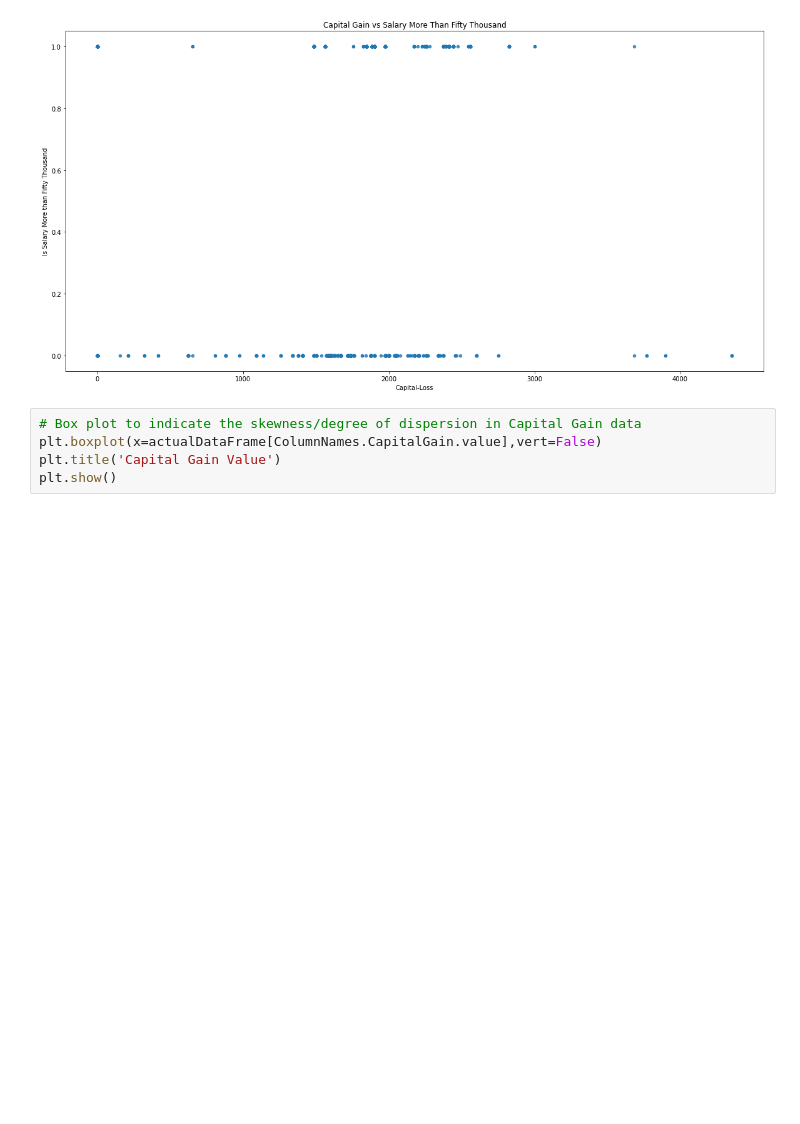
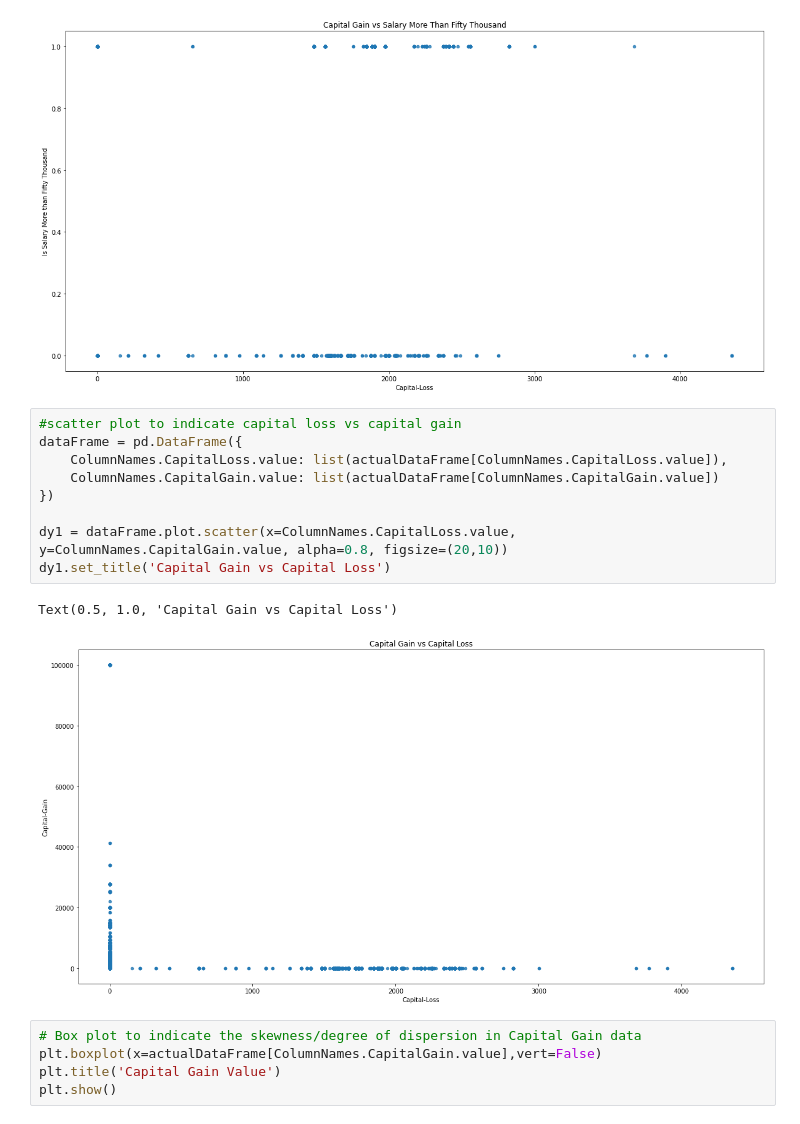
Before and after one commit to pranayboggarapu/DataVisualization, a Jupyter notebook: CourseProject.ipynb, the cells around one changed output. Saved outputs shown, nothing was run; the diff lists cells and outputs as text; blank space fills up the shorter version.

Commit message:
Added scatter plot for capital gain v capital loss
Added scatter plot for capital gain v capital loss

```diff
--- a/CourseProject.ipynb
+++ b/CourseProject.ipynb
@@ -345,6 +345,18 @@ dy2.set_title('Capital Gain vs Salary More Than Fifty Thousand')
 Text(0.5, 1.0, 'Capital Gain vs Salary More Than Fifty Thousand')
 [figure]
 [figure]
+# %%
+#scatter plot to indicate capital loss vs capital gain
+dataFrame = pd.DataFrame({
+    ColumnNames.CapitalLoss.value: list(actualDataFrame[ColumnNames.CapitalLoss.value]),
+    ColumnNames.CapitalGain.value: list(actualDataFrame[ColumnNames.CapitalGain.value])
+})
+
+dy1 = dataFrame.plot.scatter(x=ColumnNames.CapitalLoss.value, y=ColumnNames.CapitalGain.value, alpha=0.8, figsize=(20,10))
+dy1.set_title('Capital Gain vs Capital Loss')
+# %% [output]
+Text(0.5, 1.0, 'Capital Gain vs Capital Loss')
+[figure, added]
 # %%
 # Box plot to indicate the skewness/degree of dispersion in Capital Gain data
 plt.boxplot(x=actualDataFrame[ColumnNames.CapitalGain.value],vert=False)
```
